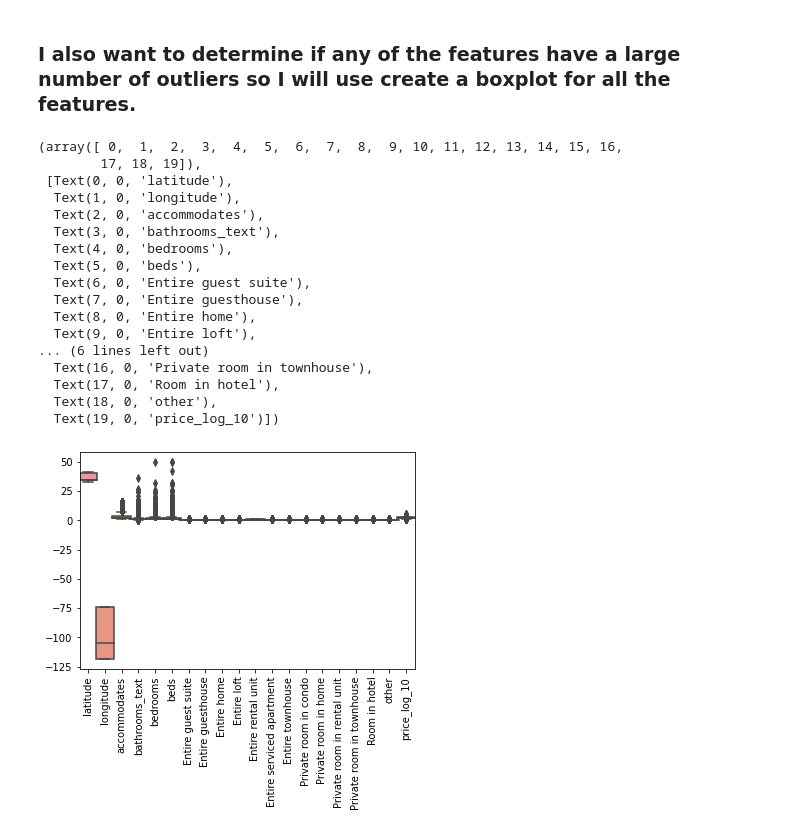
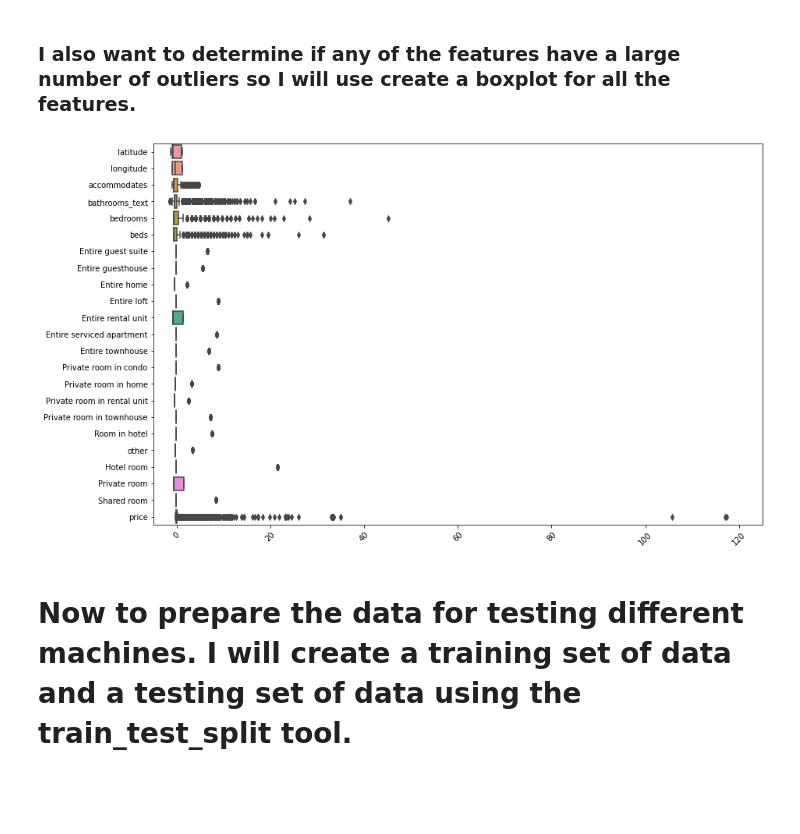
Before and after one commit to roscobosco2745/SpringboardRepo, a Jupyter notebook: Airbnb_project/Capstone_Airbnb_US_Europe.ipynb, the cells around one changed output. Cells and saved outputs as stored; diff of their text form; code cells hidden in the pictures; blank space fills up the shorter version.

```diff
--- a/Airbnb_project/Capstone_Airbnb_US_Europe.ipynb
+++ b/Airbnb_project/Capstone_Airbnb_US_Europe.ipynb
@@ -1263,0 +1190,4 @@ US_final.head()
+# %%
+room_encode_2 = pd.get_dummies(US_final['room_type'], drop_first = True, dtype = int)
+US_final = pd.concat([US_final, room_encode_2], axis = 1)
+US_final = US_final.drop(columns = ['room_type'])
@@ -1263,0 +1206,3 @@ US_final.head()
+# %%
+US_final['price'] = pow(10, US_final['price_log_10'])
+US_final = US_final.drop(columns = 'price_log_10')
@@ -1264 +1221,6 @@ US_final.head()
+# %%
+scaler2 = StandardScaler().fit(US_final)
+US_final_scaled = scaler2.transform(US_final)
+# %%
+US_final_scaled = pd.DataFrame(US_final_scaled, columns = US_final.columns)
 # %% [markdown]
@@ -1292,24 +1257,15 @@ plt.show()
 # %% [markdown]
 ### I also want to determine if any of the features have a large number of outliers so I will use create a boxplot for all the features.
 # %%
-sns.boxplot(data = US_final, width = 1.1)
-plt.xticks(rotation = 90)
+dims = (14, 9)
+fig, ax = pyplot.subplots(figsize = dims)
+sns.boxplot(data = US_final_scaled, ax = ax, orient = 'h', width = .8)
+ax.set_xlim(-5, 125)
+
+plt.xticks(rotation = 45)
+
+plt.show()
 # %% [output]
-(array([ 0,  1,  2,  3,  4,  5,  6,  7,  8,  9, 10, 11, 12, 13, 14, 15, 16,
-        17, 18, 19]),
- [Text(0, 0, 'latitude'),
-  Text(1, 0, 'longitude'),
-  Text(2, 0, 'accommodates'),
-  Text(3, 0, 'bathrooms_text'),
-  Text(4, 0, 'bedrooms'),
-  Text(5, 0, 'beds'),
-  Text(6, 0, 'Entire guest suite'),
-  Text(7, 0, 'Entire guesthouse'),
-  Text(8, 0, 'Entire home'),
-  Text(9, 0, 'Entire loft'),
-... (6 lines left out)
-  Text(16, 0, 'Private room in townhouse'),
-  Text(17, 0, 'Room in hotel'),
-  Text(18, 0, 'other'),
-  Text(19, 0, 'price_log_10')])
-[figure, old version]
+[figure, new version]
+# %% [markdown]
+# Now to prepare the data for testing different machines.  I will create a training set of data and a testing set of data using the train_test_split tool.
```
Also changed, not shown: parts of 59 cells of this notebook.
